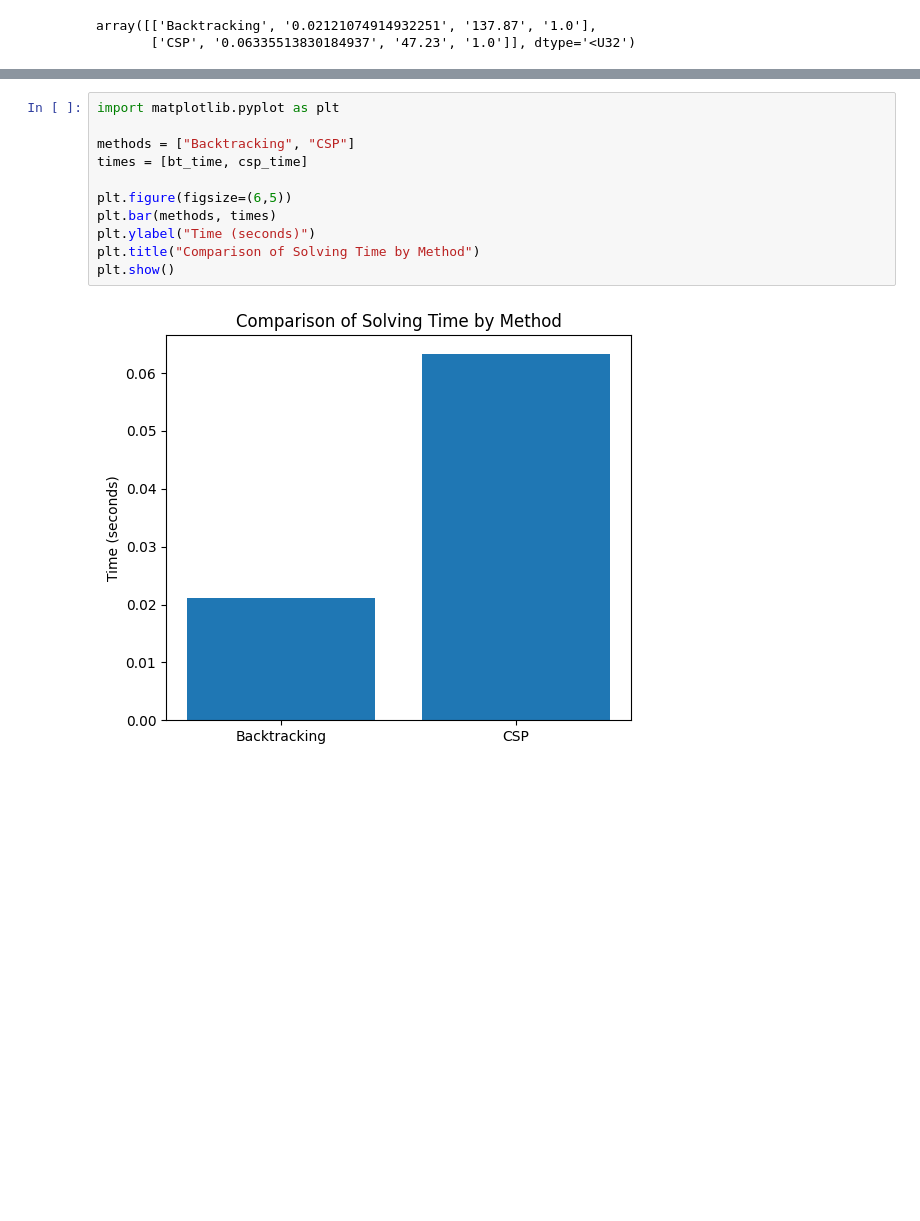
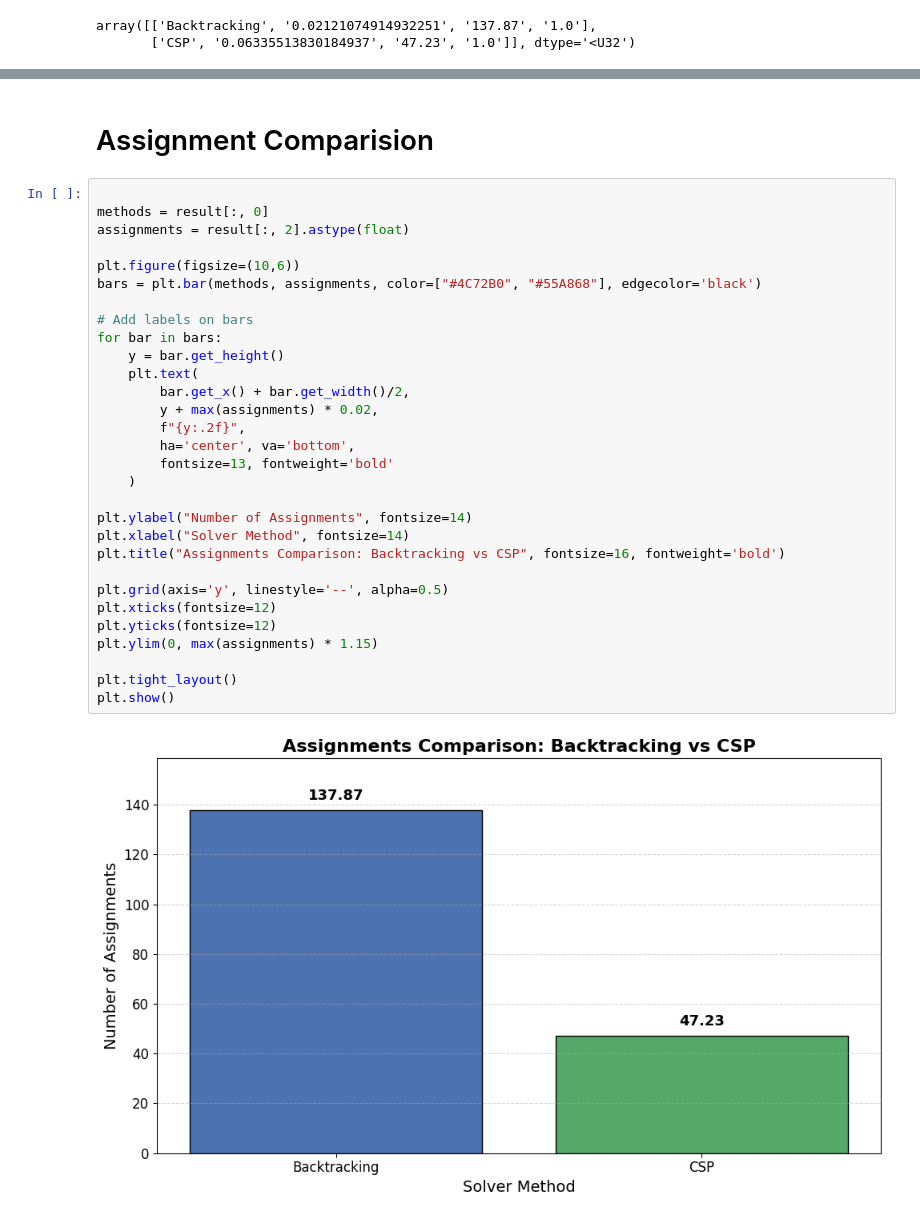
Before and after one commit to abdel-elkasaby/441-Sudoku-Project, a Jupyter notebook: sudoku.ipynb, the cells around one changed output, grey strips where cells are left out. Drawn from its saved outputs; the diff is of its cells as text; blank space fills up the shorter version.

Commit message:
added visualization for accuracy comparision and batch assignment

```diff
--- a/sudoku.ipynb
+++ b/sudoku.ipynb
@@ -279,13 +314,34 @@ array([['Backtracking', '0.02121074914932251', '137.87', '1.0'],
+# %% [markdown]
+# Assignment Comparision
 # %%
-import matplotlib.pyplot as plt
 
-methods = ["Backtracking", "CSP"]
-times = [bt_time, csp_time]
+methods = result[:, 0]
+assignments = result[:, 2].astype(float)
 
-plt.figure(figsize=(6,5))
-plt.bar(methods, times)
-plt.ylabel("Time (seconds)")
-plt.title("Comparison of Solving Time by Method")
+plt.figure(figsize=(10,6))
+bars = plt.bar(methods, assignments, color=["#4C72B0", "#55A868"], edgecolor='black')
+
+# Add labels on bars
+for bar in bars:
+    y = bar.get_height()
+    plt.text(
+        bar.get_x() + bar.get_width()/2,
+        y + max(assignments) * 0.02,
+        f"{y:.2f}",
+        ha='center', va='bottom',
+        fontsize=13, fontweight='bold'
+    )
+
+plt.ylabel("Number of Assignments", fontsize=14)
+plt.xlabel("Solver Method", fontsize=14)
+plt.title("Assignments Comparison: Backtracking vs CSP", fontsize=16, fontweight='bold')
+
+plt.grid(axis='y', linestyle='--', alpha=0.5)
+plt.xticks(fontsize=12)
+plt.yticks(fontsize=12)
+plt.ylim(0, max(assignments) * 1.15)
+
+plt.tight_layout()
 plt.show()
 # %% [output]
-[figure, old version]
+[figure, new version]
```
Also changed, not shown: parts of 4 cells of this notebook.
